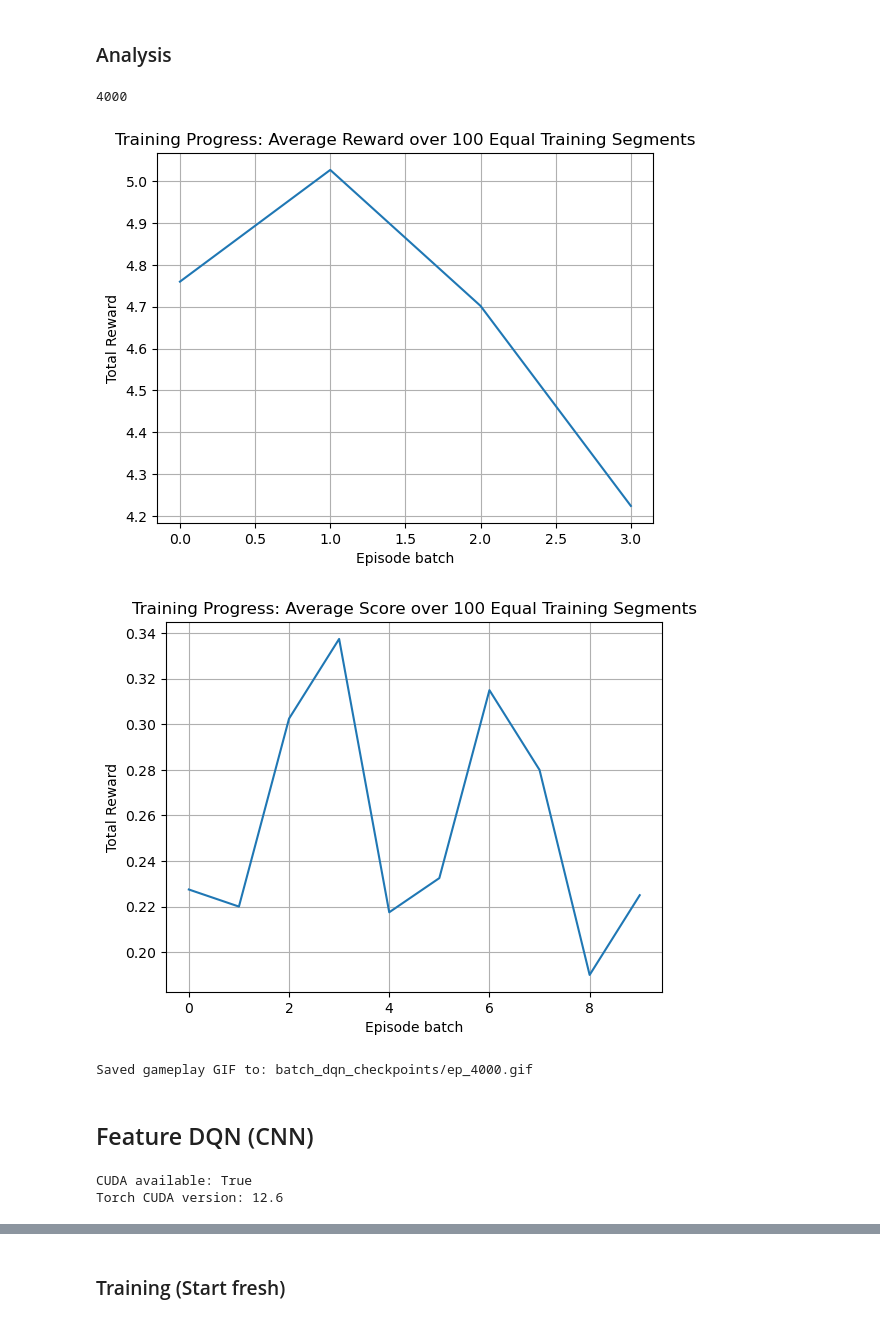
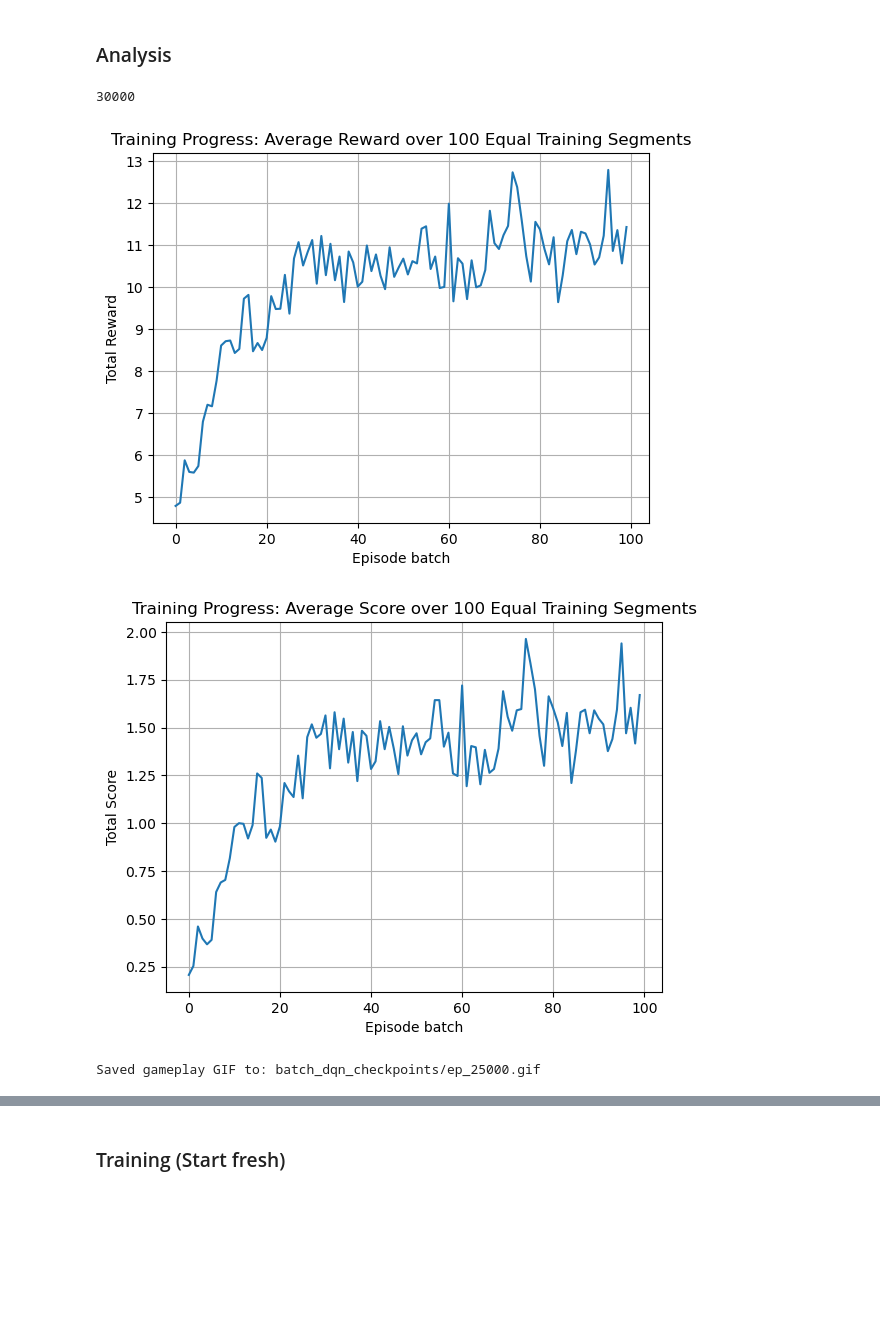
Before and after one commit to William-Pig/tetris_ai, a Jupyter notebook: main.ipynb, the cells around one changed output, grey strips where cells are left out. Cells and saved outputs as stored; diff of their text form; code cells hidden in the pictures; blank space fills up the shorter version.

```diff
--- a/main.ipynb
+++ b/main.ipynb
@@ -710,21 +711,21 @@ BOARD_WIDTH = 6
 BOARD_HEIGHT = 6
 
 # bellman update settings
-ALPHA = 0.05  # learning rate
-GAMMA = 0.5  # discount factor
+ALPHA = 0.001  # learning rate
+GAMMA = 0.8  # discount factor
 
 # epsilon-greedy settings
 EPSILON = 1.0  # will be updated when model is loaded
 EPSILON_MIN = 0.01  # minimum epsilon
 EPSILON_DECAY = 0.9995
 
-NUM_EPISODES = 1_000 #1_000_000
+NUM_EPISODES = 5_000 #1_000_000
 MAX_STEPS = 1_000
 
 # Batch parameters
 MEMORY_SIZE= 10_000  # size of memory to sample batches from
-BATCH_SIZE = 128  # mini-batch size for replay(), used to perform a training update
-TARGET_UPDATE_FREQ = 64  # episodes between target-net sync
+BATCH_SIZE = 256  # mini-batch size for replay(), used to perform a training update
+TARGET_UPDATE_FREQ = 25  # episodes between target-net sync
 
 # Train on CPU OR GPU?
 DEVICE = torch.device("cuda" if torch.cuda.is_available() else "cpu")
@@ -754,28 +755,26 @@ agent.save_agent(SAVE_PATH)
 # %%
 len(agent.rewards)
 # %% [output]
-4000
+30000
 # %%
-plt.plot(np.mean(np.array_split(agent.rewards, 4),axis=1))
+plt.plot(np.mean(np.array_split(agent.rewards, 100),axis=1))
 plt.xlabel('Episode batch')
 plt.ylabel('Total Reward')
 plt.title('Training Progress: Average Reward over 100 Equal Training Segments')
 plt.grid(True)
 plt.show()
 # %% [output]
-[figure, old version]
+[figure, new version]
 # %%
-plt.plot(np.mean(np.array_split(agent.scores, 10),axis=1))
+plt.plot(np.mean(np.array_split(agent.scores, 100),axis=1))
 plt.xlabel('Episode batch')
-plt.ylabel('Total Reward')
+plt.ylabel('Total Score')
 plt.title('Training Progress: Average Score over 100 Equal Training Segments')
 plt.grid(True)
 plt.show()
 # %% [output]
-[figure, old version]
+[figure, new version]
 # %%
-agent.save_gif(save_path="batch_dqn_checkpoints/ep_4000.gif")
+agent.save_gif(save_path="batch_dqn_checkpoints/ep_25000.gif")
 # %% [output]
-Saved gameplay GIF to: batch_dqn_checkpoints/ep_4000.gif
+Saved gameplay GIF to: batch_dqn_checkpoints/ep_25000.gif
-# %% [markdown]
-## Feature DQN (CNN)
@@ -791,6 +780,0 @@ from feature_dqn import FeatureDQNAgent
-# %%
-print("CUDA available:", torch.cuda.is_available())
-print("Torch CUDA version:", torch.version.cuda)
-# %% [output]
-CUDA available: True
-Torch CUDA version: 12.6
```
Also changed, not shown: parts of 43 cells of this notebook, 4 other files.
